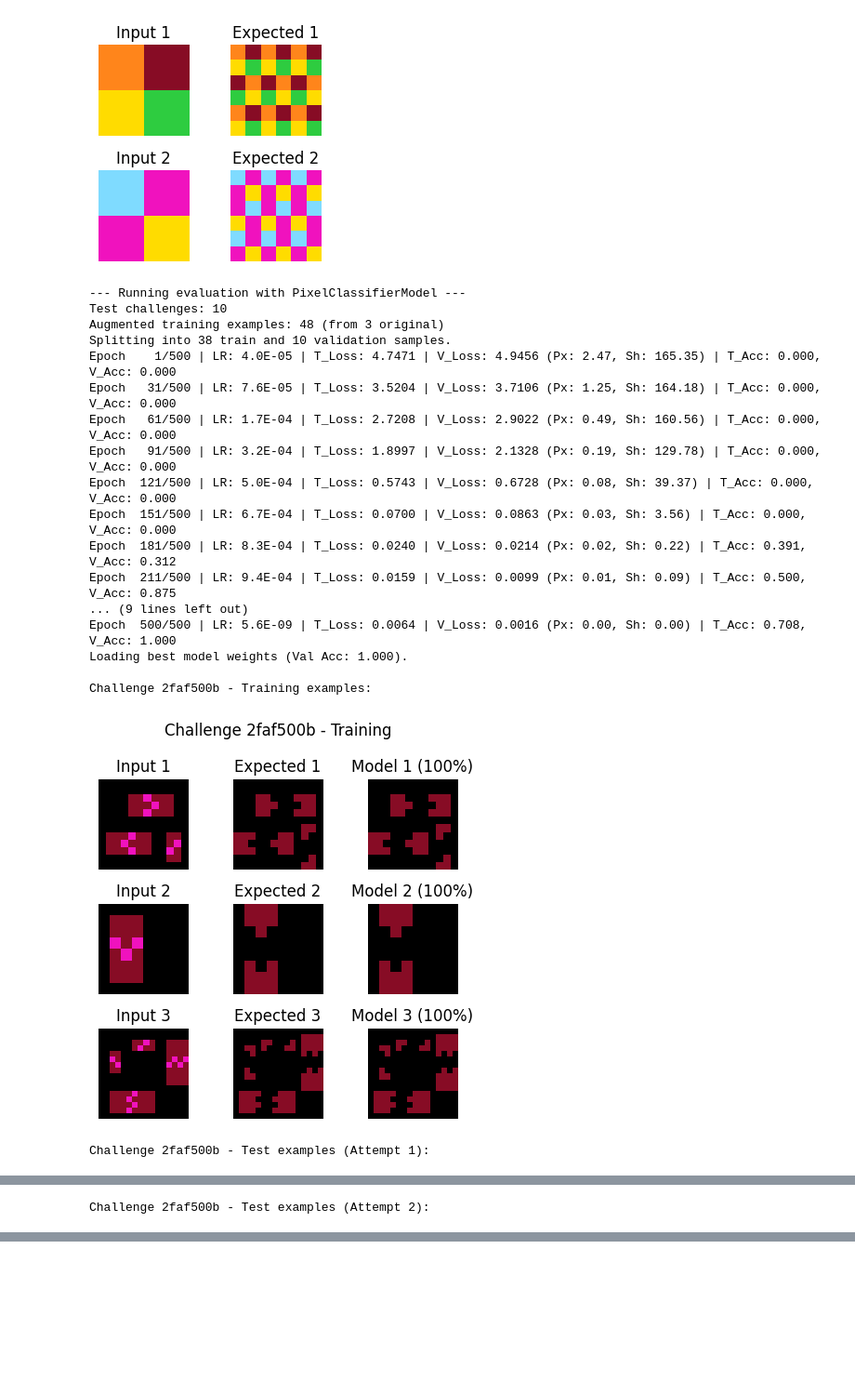
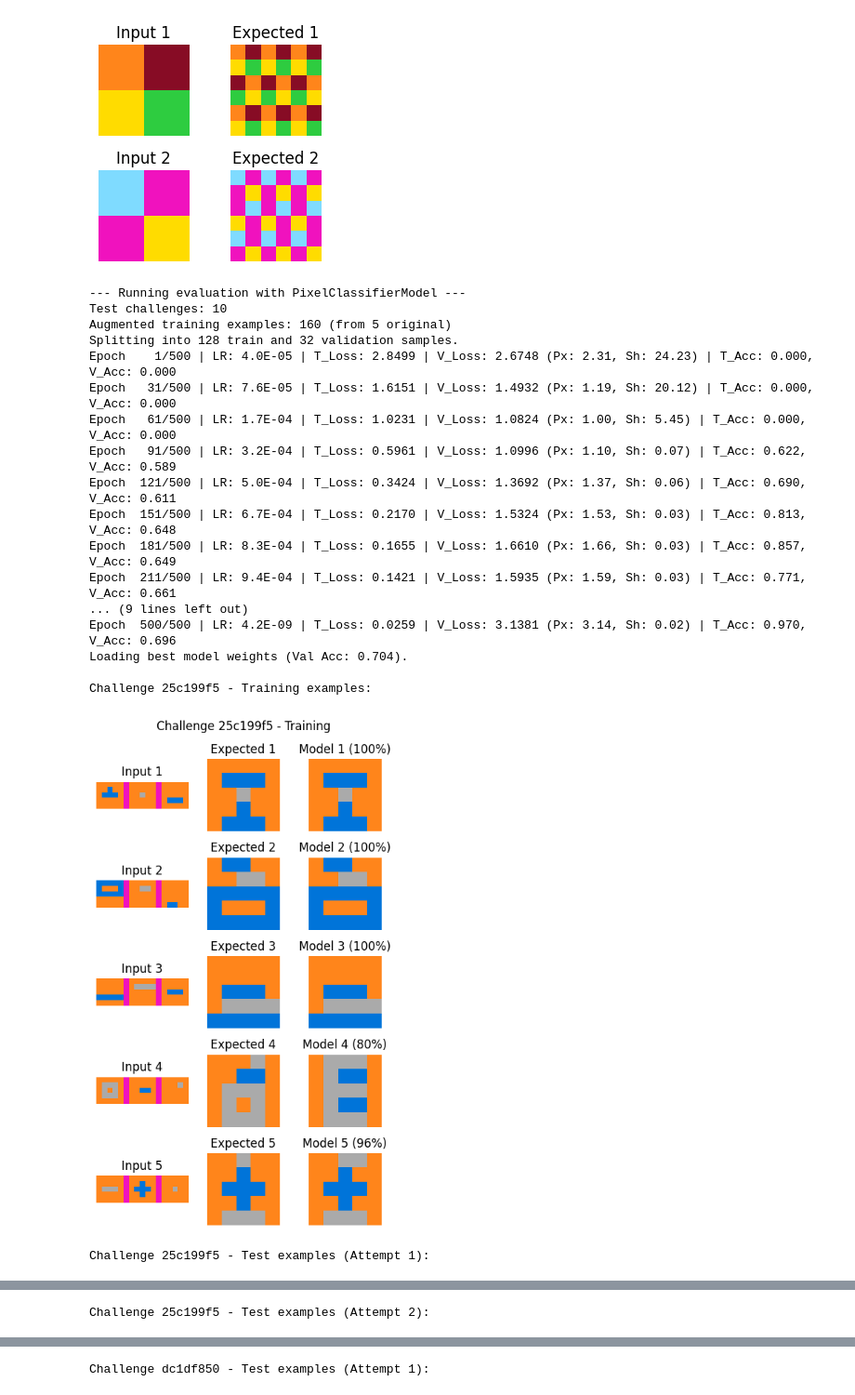
Before and after one commit to DKeAlvaro/arc-agi, a Jupyter notebook: Arc_Agi.ipynb, the cells around one changed output, grey strips where cells are left out. Shown: that part at 93% size. Cells and saved outputs as stored; diff of their text form; code cells hidden in the pictures; blank space fills up the shorter version.

```diff
--- a/Arc_Agi.ipynb
+++ b/Arc_Agi.ipynb
@@ -147,22 +147,26 @@ def plot_pairs(data, model_solutions=None, true_solutions=None, title=""):
             # Enhanced title logic for both training and test cases
             if 'output' in pair:
                 # Training case - compare with expected output
-                flat_pred = np.array(model_solutions[i]).flatten()
-                flat_true = np.array(pair['output']).flatten()
-                if len(flat_pred) == len(flat_true):
+                pred_shape = np.array(model_solutions[i]).shape
+                true_shape = np.array(pair['output']).shape
+                if pred_shape == true_shape:
+                    flat_pred = np.array(model_solutions[i]).flatten()
+                    flat_true = np.array(pair['output']).flatten()
                     acc = np.mean(flat_pred == flat_true)
                     title_text = f'Model {i+1} ({acc:.0%})'
                 else:
-                    title_text = f'Model {i+1} (Shape Miss)'
+                    title_text = f'Model {i+1}\n({true_shape} vs {pred_shape})'
             elif true_solutions is not None and i < len(true_solutions):
                 # Test case - compare with true solution
-                flat_pred = np.array(model_solutions[i]).flatten()
-                flat_true = np.array(true_solutions[i]).flatten()
-                if len(flat_pred) == len(flat_true):
+                pred_shape = np.array(model_solutions[i]).shape
+                true_shape = np.array(true_solutions[i]).shape
+                if pred_shape == true_shape:
+                    flat_pred = np.array(model_solutions[i]).flatten()
+                    flat_true = np.array(true_solutions[i]).flatten()
                     acc = np.mean(flat_pred == flat_true)
                     title_text = f'Model {i+1} ({acc:.0%})'
                 else:
-                    title_text = f'Model {i+1} (Shape Miss)'
+                    title_text = f'Model {i+1}\n{true_shape} vs {pred_shape}'
             else:
                 # No ground truth available
                 title_text = f'Model {i+1}'
@@ -821,44 +825,44 @@ class PixelClassifierModel(ARCModel):
 # %%
 verbose = True
 use_train = True
 n_challenges = 10
-num_color_augmentations = 1
+num_color_augmentations = 3
 epochs = 500
 patience = 50
 shape_loss_weight = 0.015
 
 challenges, solutions = get_small_sample(
 
     *( (train_challenges, train_solutions) if use_train else (evaluation_challenges, evaluation_solutions) ),
     n=n_challenges
 )
 
 model = PixelClassifierModel(epochs=epochs, verbose=verbose,
                              num_color_augmentations=num_color_augmentations,
                              shape_loss_weight=shape_loss_weight)
 
 print(f"--- Running evaluation with {model.__class__.__name__} ---")
 
 _ = make_predictions(
     challenges, model, solutions, verbose=verbose
 )
 # %% [output]
 --- Running evaluation with PixelClassifierModel ---
 Test challenges: 10
-Augmented training examples: 48 (from 3 original)
-Splitting into 38 train and 10 validation samples.
-Epoch    1/500 | LR: 4.0E-05 | T_Loss: 4.7471 | V_Loss: 4.9456 (Px: 2.47, Sh: 165.35) | T_Acc: 0.000, V_Acc: 0.000
-Epoch   31/500 | LR: 7.6E-05 | T_Loss: 3.5204 | V_Loss: 3.7106 (Px: 1.25, Sh: 164.18) | T_Acc: 0.000, V_Acc: 0.000
-Epoch   61/500 | LR: 1.7E-04 | T_Loss: 2.7208 | V_Loss: 2.9022 (Px: 0.49, Sh: 160.56) | T_Acc: 0.000, V_Acc: 0.000
-Epoch   91/500 | LR: 3.2E-04 | T_Loss: 1.8997 | V_Loss: 2.1328 (Px: 0.19, Sh: 129.78) | T_Acc: 0.000, V_Acc: 0.000
-Epoch  121/500 | LR: 5.0E-04 | T_Loss: 0.5743 | V_Loss: 0.6728 (Px: 0.08, Sh: 39.37) | T_Acc: 0.000, V_Acc: 0.000
-Epoch  151/500 | LR: 6.7E-04 | T_Loss: 0.0700 | V_Loss: 0.0863 (Px: 0.03, Sh: 3.56) | T_Acc: 0.000, V_Acc: 0.000
-Epoch  181/500 | LR: 8.3E-04 | T_Loss: 0.0240 | V_Loss: 0.0214 (Px: 0.02, Sh: 0.22) | T_Acc: 0.391, V_Acc: 0.312
-Epoch  211/500 | LR: 9.4E-04 | T_Loss: 0.0159 | V_Loss: 0.0099 (Px: 0.01, Sh: 0.09) | T_Acc: 0.500, V_Acc: 0.875
+Augmented training examples: 160 (from 5 original)
+Splitting into 128 train and 32 validation samples.
+Epoch    1/500 | LR: 4.0E-05 | T_Loss: 2.8499 | V_Loss: 2.6748 (Px: 2.31, Sh: 24.23) | T_Acc: 0.000, V_Acc: 0.000
+Epoch   31/500 | LR: 7.6E-05 | T_Loss: 1.6151 | V_Loss: 1.4932 (Px: 1.19, Sh: 20.12) | T_Acc: 0.000, V_Acc: 0.000
+Epoch   61/500 | LR: 1.7E-04 | T_Loss: 1.0231 | V_Loss: 1.0824 (Px: 1.00, Sh: 5.45) | T_Acc: 0.000, V_Acc: 0.000
+Epoch   91/500 | LR: 3.2E-04 | T_Loss: 0.5961 | V_Loss: 1.0996 (Px: 1.10, Sh: 0.07) | T_Acc: 0.622, V_Acc: 0.589
+Epoch  121/500 | LR: 5.0E-04 | T_Loss: 0.3424 | V_Loss: 1.3692 (Px: 1.37, Sh: 0.06) | T_Acc: 0.690, V_Acc: 0.611
+Epoch  151/500 | LR: 6.7E-04 | T_Loss: 0.2170 | V_Loss: 1.5324 (Px: 1.53, Sh: 0.03) | T_Acc: 0.813, V_Acc: 0.648
+Epoch  181/500 | LR: 8.3E-04 | T_Loss: 0.1655 | V_Loss: 1.6610 (Px: 1.66, Sh: 0.03) | T_Acc: 0.857, V_Acc: 0.649
+Epoch  211/500 | LR: 9.4E-04 | T_Loss: 0.1421 | V_Loss: 1.5935 (Px: 1.59, Sh: 0.03) | T_Acc: 0.771, V_Acc: 0.661
 ... (9 lines left out)
-Epoch  500/500 | LR: 5.6E-09 | T_Loss: 0.0064 | V_Loss: 0.0016 (Px: 0.00, Sh: 0.00) | T_Acc: 0.708, V_Acc: 1.000
-Loading best model weights (Val Acc: 1.000).
+Epoch  500/500 | LR: 4.2E-09 | T_Loss: 0.0259 | V_Loss: 3.1381 (Px: 3.14, Sh: 0.02) | T_Acc: 0.970, V_Acc: 0.696
+Loading best model weights (Val Acc: 0.704).
 
-Challenge 2faf500b - Training examples:
+Challenge 25c199f5 - Training examples:
-[figure, old version]
+[figure, new version]
-Challenge 2faf500b - Test examples (Attempt 1):
+Challenge 25c199f5 - Test examples (Attempt 1):
@@ -866 +870 @@ Challenge 2faf500b - Test examples (Attempt 1):
-Challenge 2faf500b - Test examples (Attempt 2):
+Challenge 25c199f5 - Test examples (Attempt 2):
@@ -883,0 +890 @@ Epoch  361/500 | LR: 5.9E-04 | T_Loss: 0.0707 | V_Loss: 1.1018 (Px: 1.06, Sh: 3.
+Challenge dc1df850 - Test examples (Attempt 1):
```
Also changed, not shown: parts of 1 cell of this notebook.
